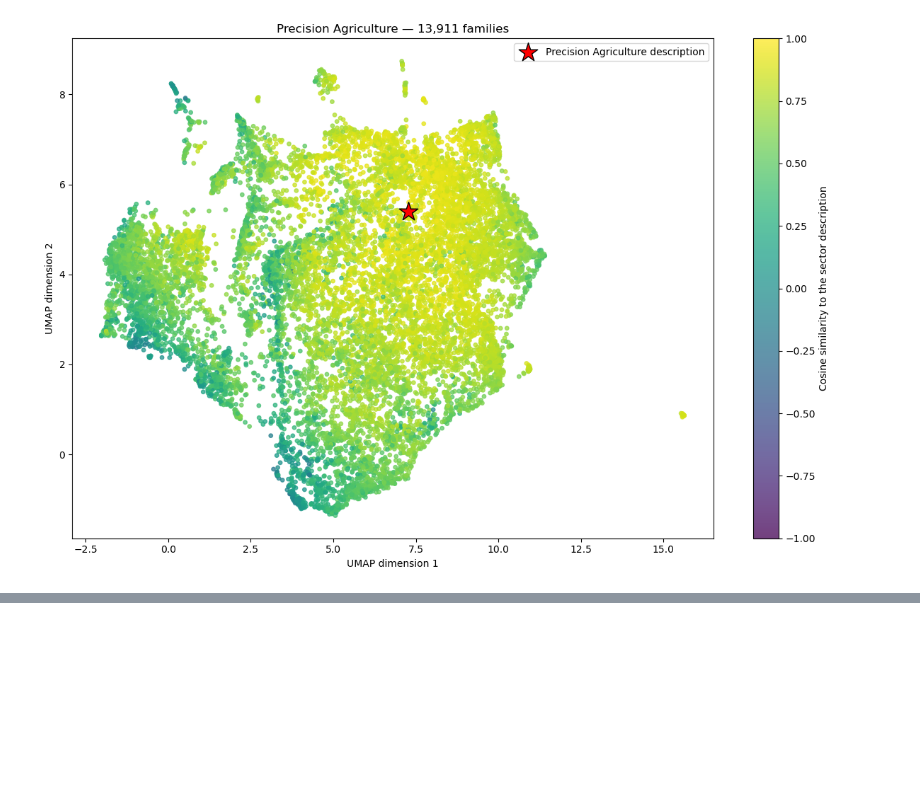
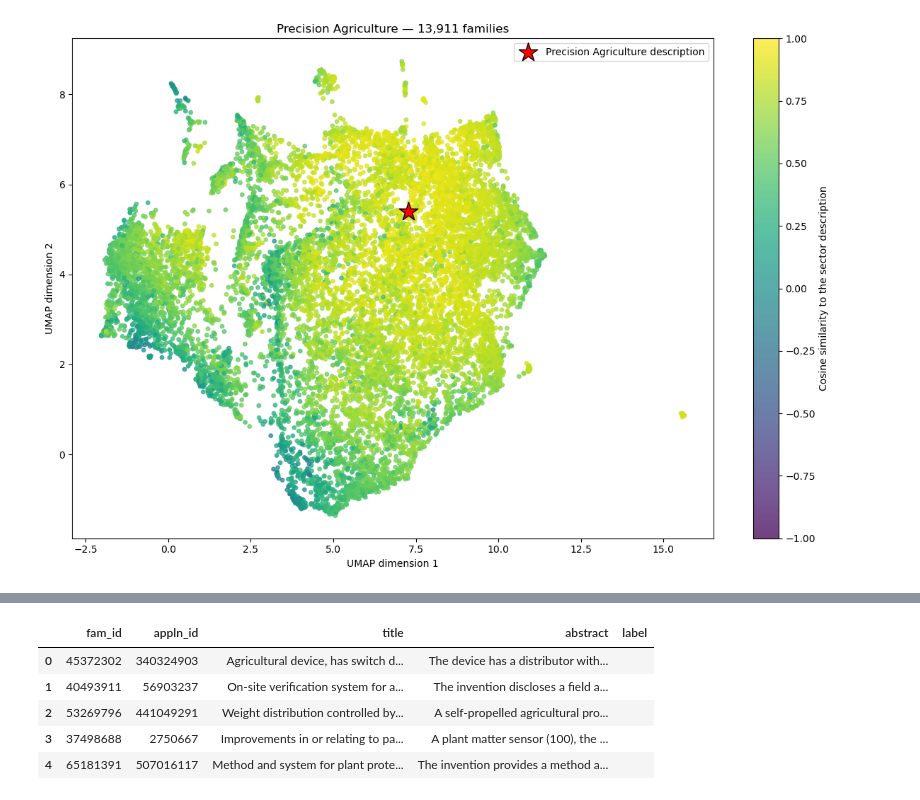
Before and after one commit to AriGBi/team-38-PrecisionAgriculture, a Jupyter notebook: notebooks/Step0_Ale.ipynb, the cells around one changed output, grey strips where cells are left out. Saved outputs shown, nothing was run; the diff lists cells and outputs as text; code cells hidden in the pictures; blank space fills up the shorter version.

Commit message:
Implement validation strategy

```diff
--- a/notebooks/Step0_Ale.ipynb
+++ b/notebooks/Step0_Ale.ipynb
@@ -725,0 +923,100 @@ plt.show()
+# %%
+sample_ids_sql = ", ".join(
+    str(int(fid)) for fid in validation_sample["fam_id"]
+)
+
+validation_texts = run_sql(f"""
+WITH titles AS (
+    SELECT appln_id, appln_title AS title
+    FROM tls202_appln_title
+    WHERE appln_id IN (
+        SELECT appln_id
+        FROM tls201_appln
+        WHERE docdb_family_id IN ({sample_ids_sql})
+          AND ipr_type = '{IPR_TYPE}'
+    )
+    QUALIFY ROW_NUMBER() OVER (
+        PARTITION BY appln_id
+        ORDER BY
+            CASE
+                WHEN LENGTH(TRIM(appln_title)) > 0
+                 AND LOWER(TRIM(appln_title_lg)) = 'en' THEN 0
+                WHEN LENGTH(TRIM(appln_title)) > 0 THEN 1
+                ELSE 2
+            END,
+            appln_title
+    ) = 1
+),
+abstracts AS (
+    SELECT
+        appln_id,
+        appln_abstract AS abstract,
+        appln_abstract_lg AS abstract_language
+    FROM tls203_appln_abstr
+    WHERE appln_id IN (
+        SELECT appln_id
+        FROM tls201_appln
+        WHERE docdb_family_id IN ({sample_ids_sql})
+          AND ipr_type = '{IPR_TYPE}'
+    )
+    QUALIFY ROW_NUMBER() OVER (
+        PARTITION BY appln_id
+        ORDER BY
+            CASE
+                WHEN LENGTH(TRIM(appln_abstract)) > 0
+                 AND LOWER(TRIM(appln_abstract_lg)) = 'en' THEN 0
+                WHEN LENGTH(TRIM(appln_abstract)) > 0 THEN 1
+                ELSE 2
+            END,
+            appln_abstract
+    ) = 1
+)
+SELECT
+    a.docdb_family_id AS fam_id,
+    a.appln_id,
+    t.title,
+    b.abstract
+FROM tls201_appln a
+LEFT JOIN titles t ON t.appln_id = a.appln_id
+LEFT JOIN abstracts b ON b.appln_id = a.appln_id
+WHERE a.docdb_family_id IN ({sample_ids_sql})
+  AND a.ipr_type = '{IPR_TYPE}'
+QUALIFY ROW_NUMBER() OVER (
+    PARTITION BY a.docdb_family_id
+    ORDER BY
+        CASE
+            WHEN LENGTH(TRIM(b.abstract)) > 0
+             AND LOWER(TRIM(b.abstract_language)) = 'en' THEN 0
+            WHEN LENGTH(TRIM(b.abstract)) > 0 THEN 1
+            ELSE 2
+        END,
+        CASE WHEN LENGTH(TRIM(t.title)) > 0 THEN 0 ELSE 1 END,
+        a.appln_filing_date,
+        a.appln_id
+) = 1
+""")
+
+# Preserve the shuffled sample order and keep every sampled family.
+validation_sheet = (
+    validation_sample[["fam_id"]]
+    .merge(
+        validation_texts,
+        on="fam_id",
+        how="left",
+        validate="one_to_one",
+    )
+)
+
+validation_sheet["label"] = ""
+
+assert len(validation_sheet) == 100
+assert validation_sheet["fam_id"].nunique() == 100
+
+validation_sheet.head()
+# %% [output]
+|  | fam_id | appln_id | title | abstract | label |
+| 0 | 45372302 | 340324903 | Agricultural device, has switch d... | The device has a distributor with... |  |
+| 1 | 40493911 | 56903237 | On-site verification system for a... | The invention discloses a field a... |  |
+| 2 | 53269796 | 441049291 | Weight distribution controlled by... | A self-propelled agricultural pro... |  |
+| 3 | 37498688 | 2750667 | Improvements in or relating to pa... | A plant matter sensor (100), the ... |  |
+| 4 | 65181391 | 507016117 | Method and system for plant prote... | The invention provides a method a... |  |
```
Also changed, not shown: parts of 8 cells of this notebook.
